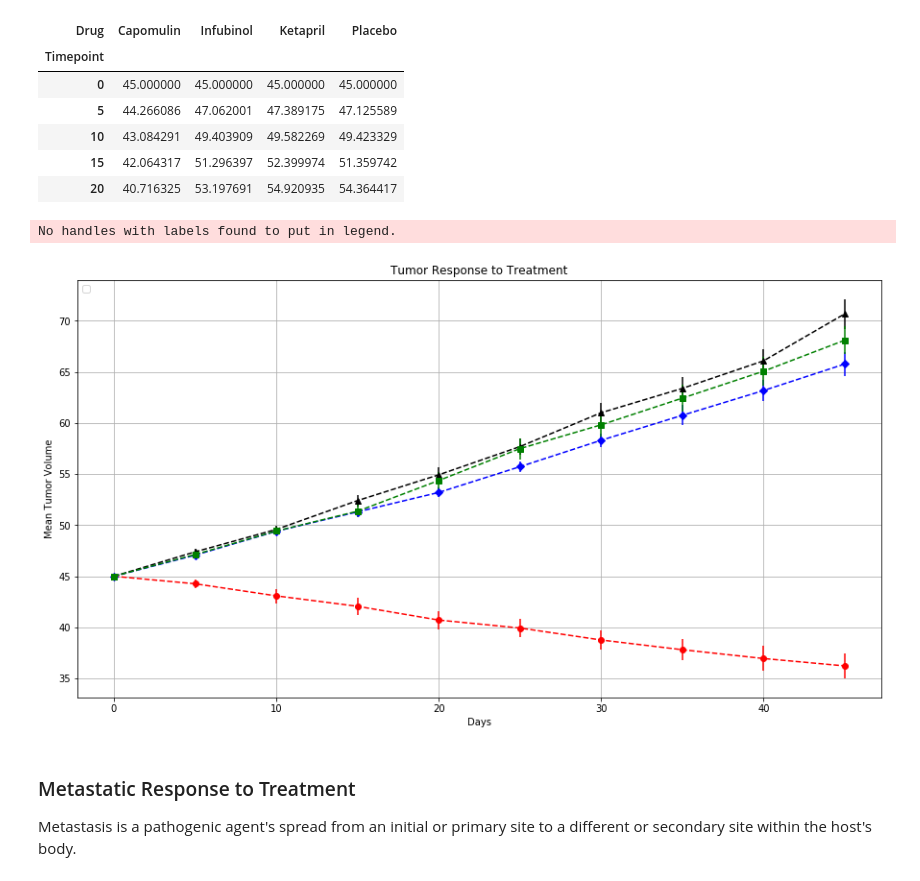
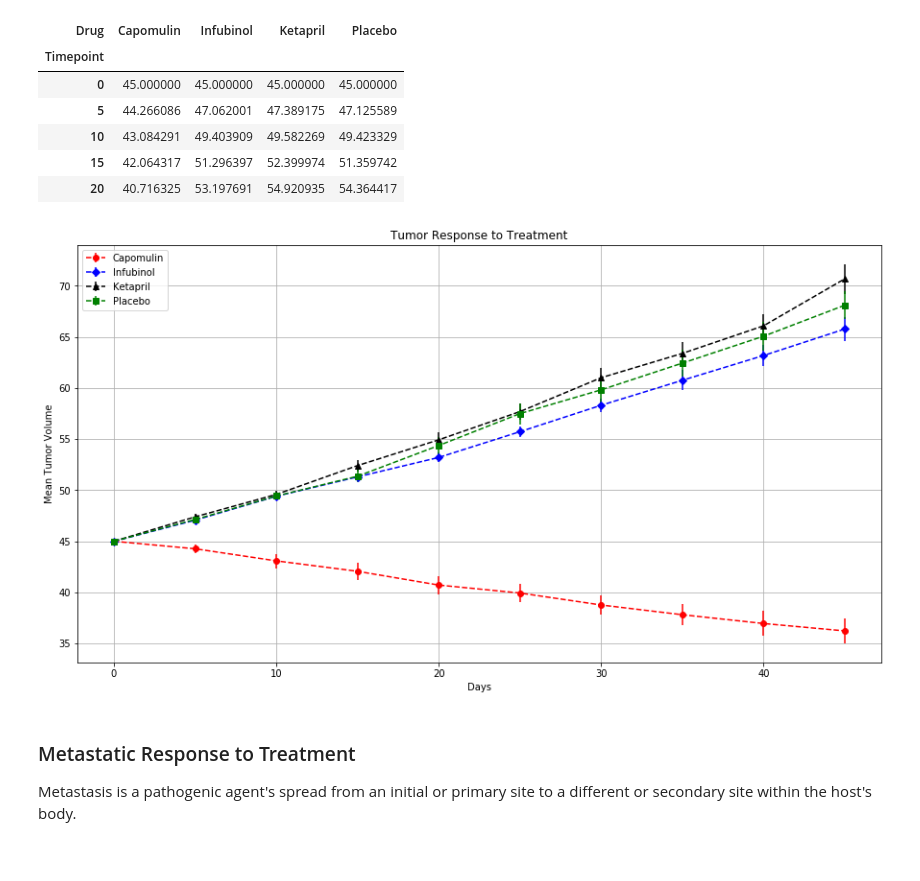
Before and after one commit to gfidanli/matplotlib-Pymaceuticals, a Jupyter notebook: Analysis.ipynb, the cells around one changed output. Drawn from its saved outputs; the diff is of its cells as text; code cells hidden in the pictures.

Commit message:
Fix plot legends

```diff
--- a/Analysis.ipynb
+++ b/Analysis.ipynb
@@ -101,35 +101,34 @@ df_analysis.head()
 # %%
 # Plot line graph with error bars
 fig, ax = plt.subplots(figsize=(15,8))
 
 x = df.index
 
 graph_parameters = {
     'Capomulin':{'color':'r','marker':'o'},
     'Infubinol':{'color':'b','marker':'D'},
     'Ketapril':{'color':'k','marker':'^'},
     'Placebo':{'color':'g','marker':'s'}
 }
 
 for drug,params in graph_parameters.items():
     y = df[drug]
     yerr = std_error[std_error.Drug == drug]['Tumor Volume (mm3)']
     fmt=params['marker']+params['color']+'--'
 
     ax.errorbar(x, y, yerr=yerr, fmt=fmt)
 
 ax.set(
     xlabel='Days',
     ylabel='Mean Tumor Volume',
     title='Tumor Response to Treatment'
 )
 ax.grid()
 
-plt.legend(loc='upper left')
+plt.legend(df_analysis.columns,loc='upper left')
 plt.show()
 # %% [output]
-No handles with labels found to put in legend.
-[figure, old version]
+[figure, new version]
 # %% [markdown]
 ### Metastatic Response to Treatment
 Metastasis is a pathogenic agent's spread from an initial or primary site to a different or secondary site within the host's body.
```
Also changed, not shown: parts of 2 cells of this notebook.
